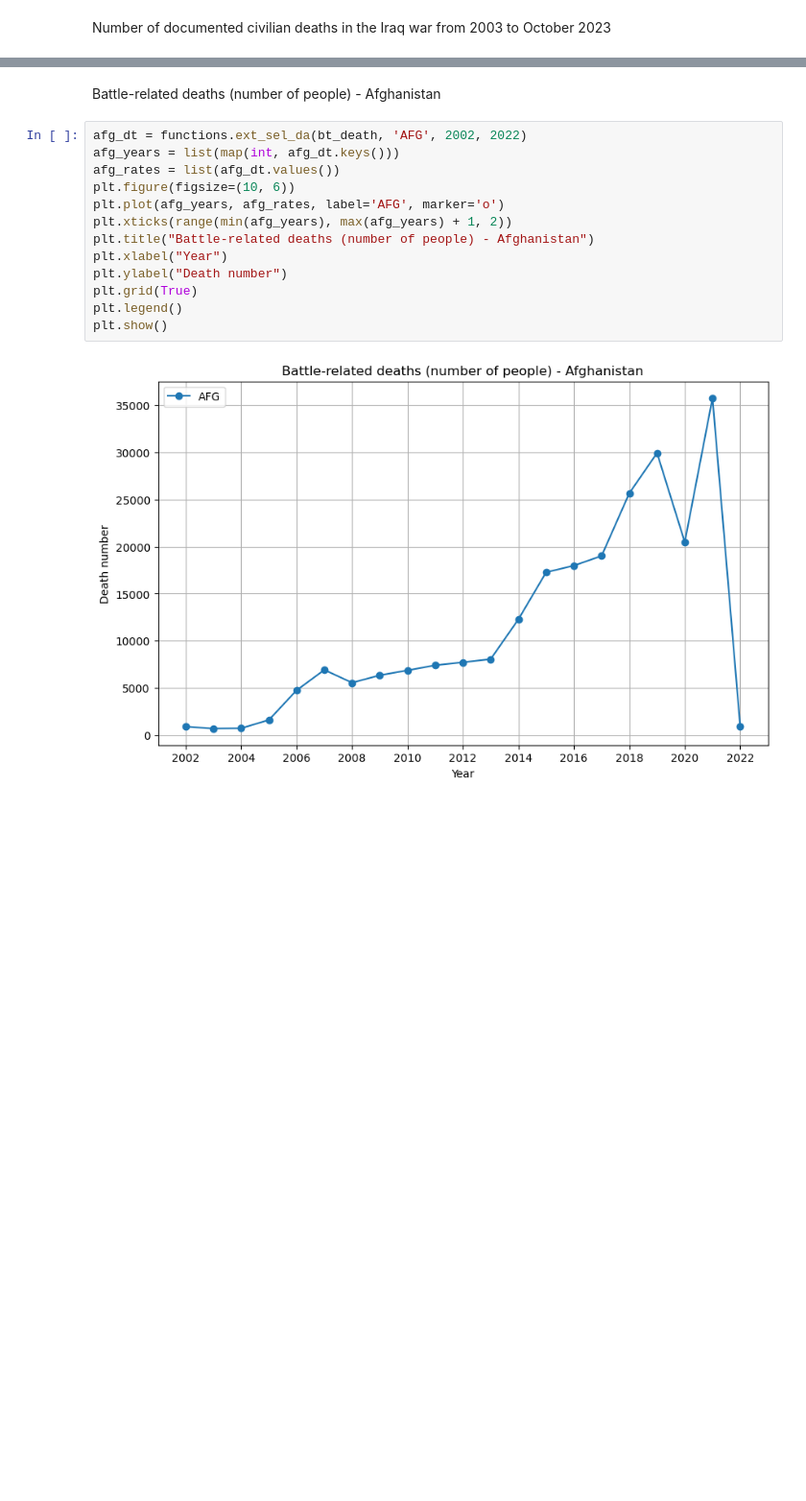
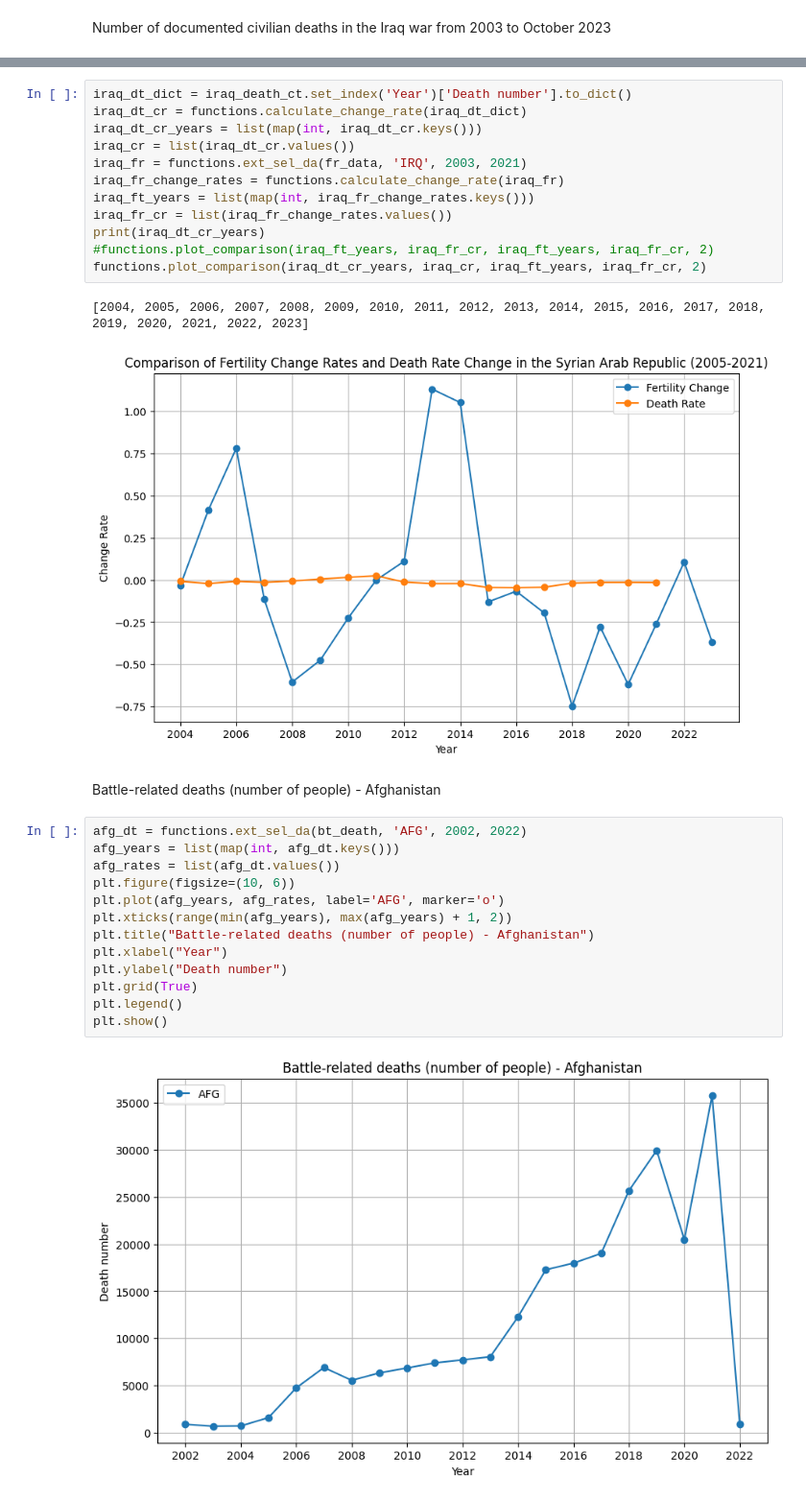
Before and after one commit to Huahuahaha/2023Fall_Projects, a Jupyter notebook: Hypothesis Report.ipynb, the cells around one changed output, grey strips where cells are left out. Shown at 96% size. Saved outputs shown, nothing was run; the diff lists cells and outputs as text; blank space fills up the shorter version.

Commit message:
Roughly change rate comparison finish

```diff
--- a/Hypothesis Report.ipynb
+++ b/Hypothesis Report.ipynb
@@ -210,4 +228,19 @@ plt.show()
 [figure]
+# %%
+iraq_dt_dict = iraq_death_ct.set_index('Year')['Death number'].to_dict()
+iraq_dt_cr = functions.calculate_change_rate(iraq_dt_dict)
+iraq_dt_cr_years = list(map(int, iraq_dt_cr.keys()))
+iraq_cr = list(iraq_dt_cr.values())
+iraq_fr = functions.ext_sel_da(fr_data, 'IRQ', 2003, 2021)
+iraq_fr_change_rates = functions.calculate_change_rate(iraq_fr)
+iraq_ft_years = list(map(int, iraq_fr_change_rates.keys()))
+iraq_fr_cr = list(iraq_fr_change_rates.values())
+print(iraq_dt_cr_years)
+#functions.plot_comparison(iraq_ft_years, iraq_fr_cr, iraq_ft_years, iraq_fr_cr, 2)
+functions.plot_comparison(iraq_dt_cr_years, iraq_cr, iraq_ft_years, iraq_fr_cr, 2)
+# %% [output]
+[2004, 2005, 2006, 2007, 2008, 2009, 2010, 2011, 2012, 2013, 2014, 2015, 2016, 2017, 2018, 2019, 2020, 2021, 2022, 2023]
+[figure, added]
 # %% [markdown]
 Battle-related deaths (number of people) - Afghanistan
 # %%
```
Also changed, not shown: parts of 5 cells of this notebook.
